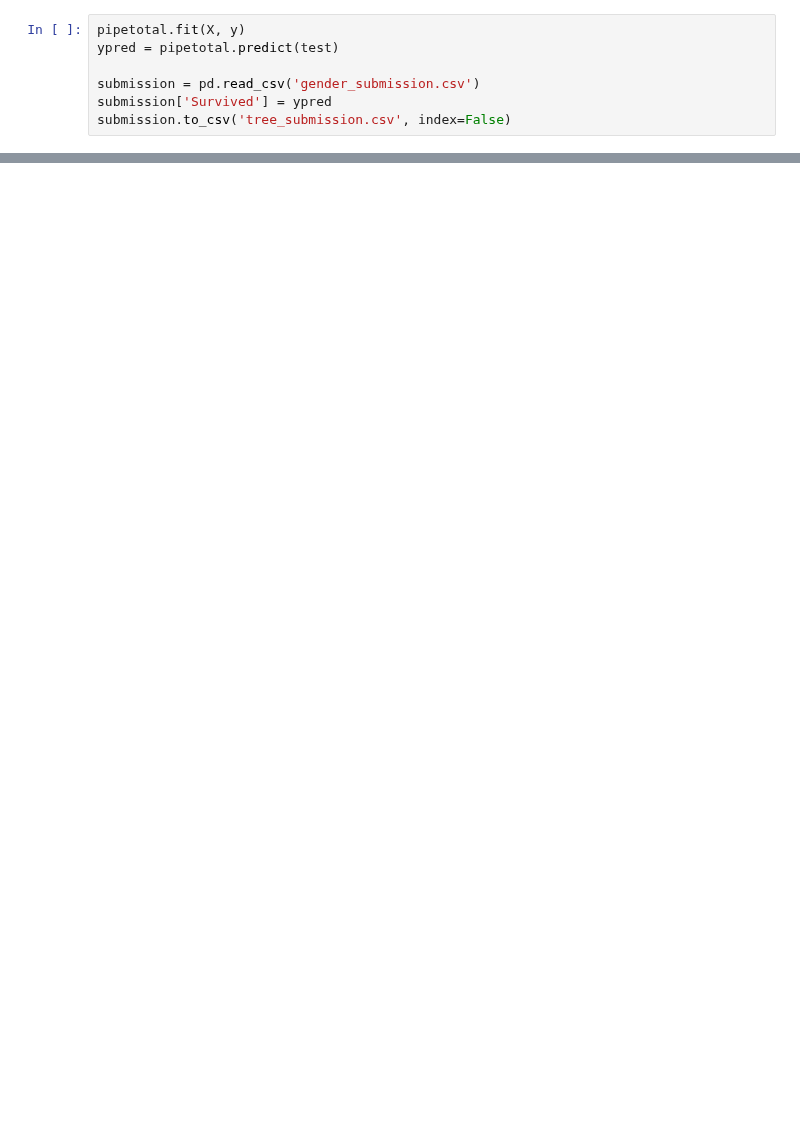
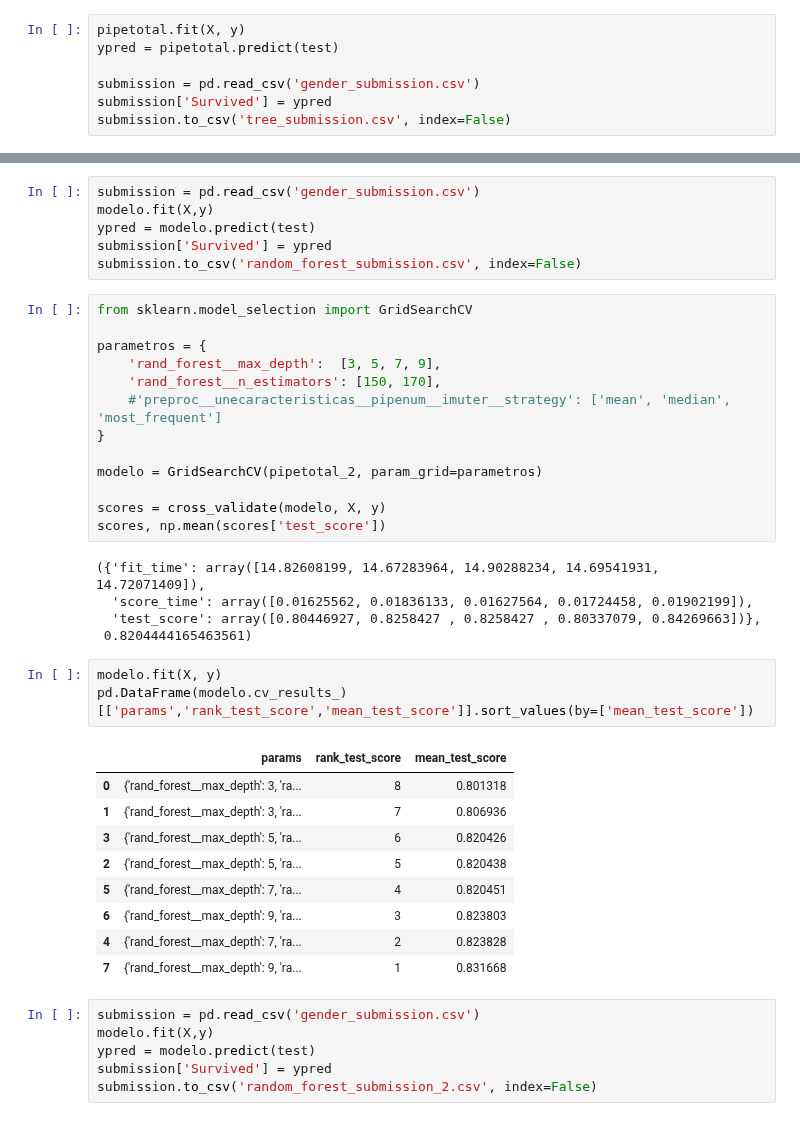
Before and after one commit to leobonn1/devai, a Jupyter notebook: iaam_trabalho2_leonardo.ipynb, the cells around one changed output, grey strips where cells are left out. Cells and saved outputs as stored; diff of their text form; blank space fills up the shorter version.

```diff
--- a/iaam_trabalho2_leonardo.ipynb
+++ b/iaam_trabalho2_leonardo.ipynb
@@ -229,0 +425,43 @@ submission.to_csv('tree_submission.csv', index=False)
+# %%
+submission = pd.read_csv('gender_submission.csv')
+modelo.fit(X,y)
+ypred = modelo.predict(test)
+submission['Survived'] = ypred
+submission.to_csv('random_forest_submission.csv', index=False)
+# %%
+from sklearn.model_selection import GridSearchCV
+
+parametros = {
+    'rand_forest__max_depth':  [3, 5, 7, 9],
+    'rand_forest__n_estimators': [150, 170],
+    #'preproc__unecaracteristicas__pipenum__imuter__strategy': ['mean', 'median', 'most_frequent']
+}
+
+modelo = GridSearchCV(pipetotal_2, param_grid=parametros)
+
+scores = cross_validate(modelo, X, y)
+scores, np.mean(scores['test_score'])
+# %% [output]
+({'fit_time': array([14.82608199, 14.67283964, 14.90288234, 14.69541931, 14.72071409]),
+  'score_time': array([0.01625562, 0.01836133, 0.01627564, 0.01724458, 0.01902199]),
+  'test_score': array([0.80446927, 0.8258427 , 0.8258427 , 0.80337079, 0.84269663])},
+ 0.8204444165463561)
+# %%
+modelo.fit(X, y)
+pd.DataFrame(modelo.cv_results_)[['params','rank_test_score','mean_test_score']].sort_values(by=['mean_test_score'])
+# %% [output]
+|  | params | rank_test_score | mean_test_score |
+| 0 | {'rand_forest__max_depth': 3, 'ra... | 8 | 0.801318 |
+| 1 | {'rand_forest__max_depth': 3, 'ra... | 7 | 0.806936 |
+| 3 | {'rand_forest__max_depth': 5, 'ra... | 6 | 0.820426 |
+| 2 | {'rand_forest__max_depth': 5, 'ra... | 5 | 0.820438 |
+| 5 | {'rand_forest__max_depth': 7, 'ra... | 4 | 0.820451 |
+| 6 | {'rand_forest__max_depth': 9, 'ra... | 3 | 0.823803 |
+| 4 | {'rand_forest__max_depth': 7, 'ra... | 2 | 0.823828 |
+| 7 | {'rand_forest__max_depth': 9, 'ra... | 1 | 0.831668 |
+# %%
+submission = pd.read_csv('gender_submission.csv')
+modelo.fit(X,y)
+ypred = modelo.predict(test)
+submission['Survived'] = ypred
+submission.to_csv('random_forest_submission_2.csv', index=False)
```
Also changed, not shown: parts of 17 cells of this notebook.
